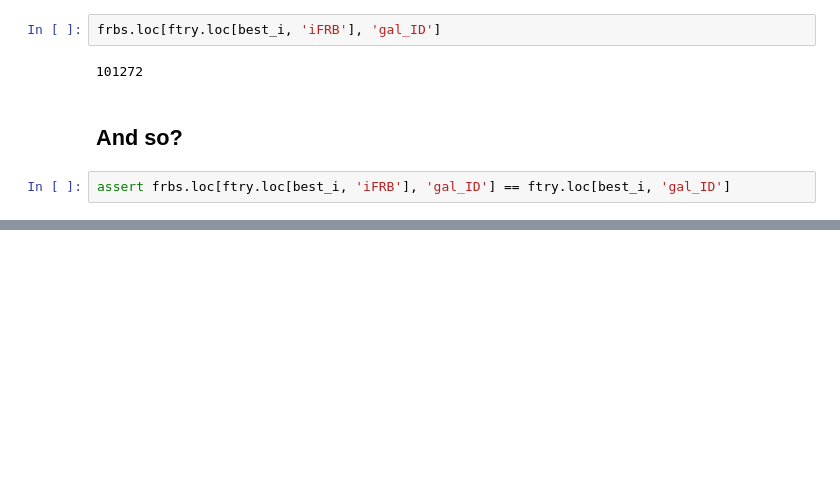
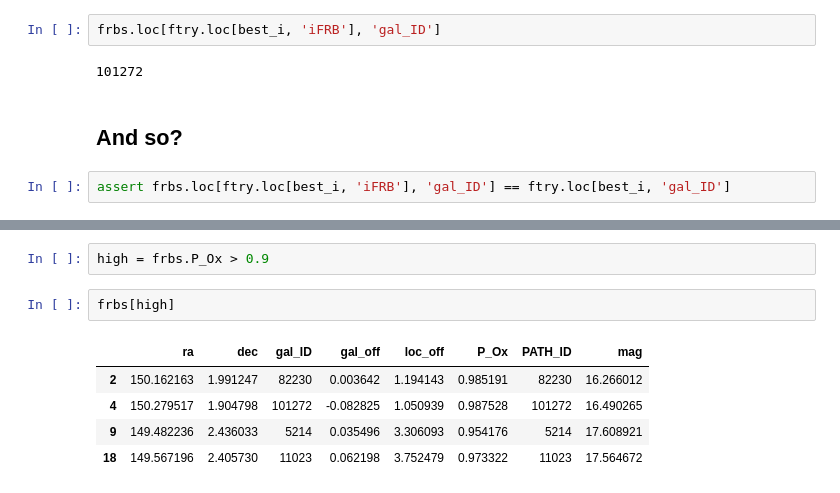
Before and after one commit to FRBs/astropath, a Jupyter notebook: calculations/CHIME/GBO/InspectFirstTry.ipynb, the cells around one changed output, grey strips where cells are left out. Cells and saved outputs as stored; diff of their text form; blank space fills up the shorter version.

```diff
--- a/calculations/CHIME/GBO/InspectFirstTry.ipynb
+++ b/calculations/CHIME/GBO/InspectFirstTry.ipynb
@@ -104,0 +163,10 @@ assert frbs.loc[ftry.loc[best_i, 'iFRB'], 'gal_ID'] == ftry.loc[best_i, 'gal_ID'
+# %%
+high = frbs.P_Ox > 0.9
+# %%
+frbs[high]
+# %% [output]
+|  | ra | dec | gal_ID | gal_off | loc_off | P_Ox | PATH_ID | mag |
+| 2 | 150.162163 | 1.991247 | 82230 | 0.003642 | 1.194143 | 0.985191 | 82230 | 16.266012 |
+| 4 | 150.279517 | 1.904798 | 101272 | -0.082825 | 1.050939 | 0.987528 | 101272 | 16.490265 |
+| 9 | 149.482236 | 2.436033 | 5214 | 0.035496 | 3.306093 | 0.954176 | 5214 | 17.608921 |
+| 18 | 149.567196 | 2.405730 | 11023 | 0.062198 | 3.752479 | 0.973322 | 11023 | 17.564672 |
```
Also changed, not shown: parts of 16 cells of this notebook, 4 other files.
